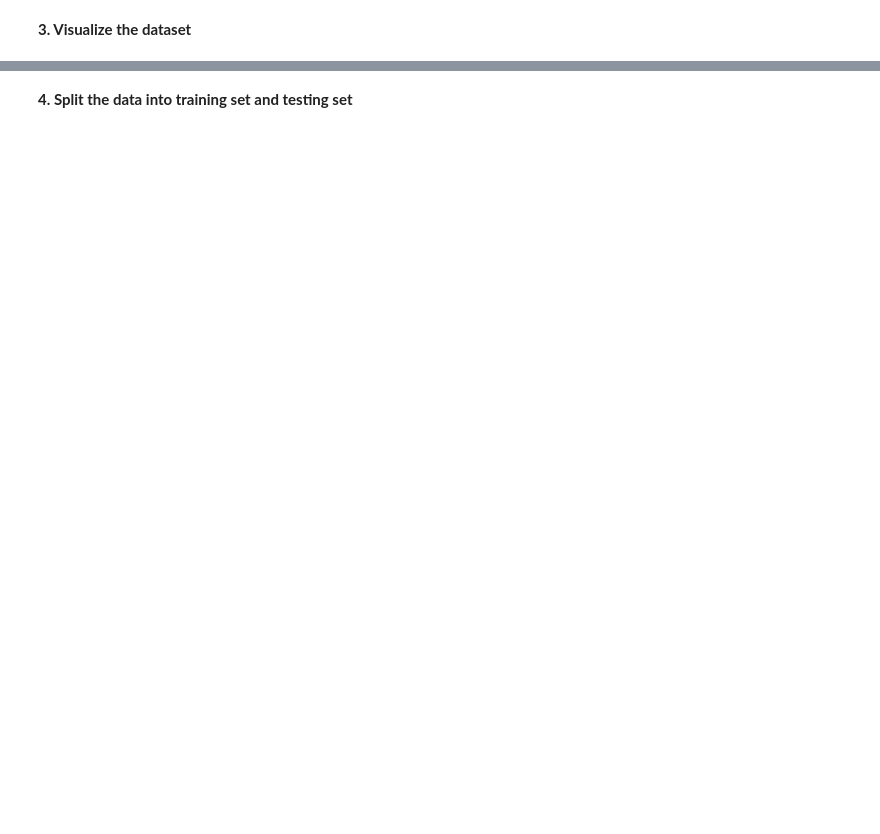
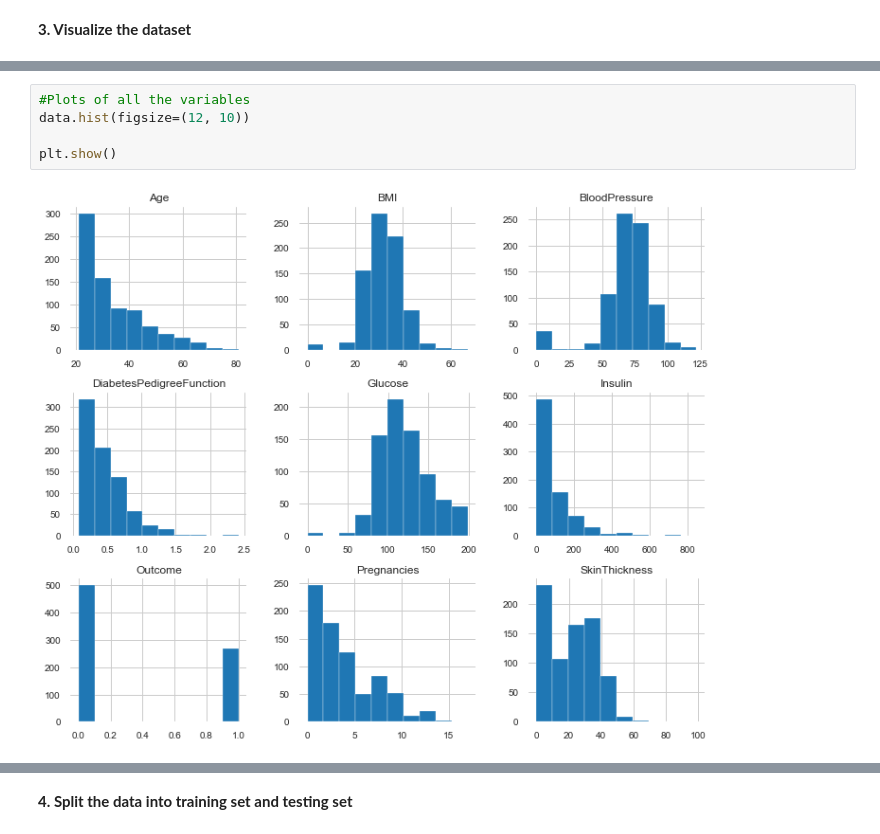
Before and after one commit to PrabhaKannan/ML_diabetes_prediction_Q2, a Jupyter notebook: diabetes_prediction.ipynb, the cells around one changed output, grey strips where cells are left out. Cells and saved outputs as stored; diff of their text form; blank space fills up the shorter version.

```diff
--- a/diabetes_prediction.ipynb
+++ b/diabetes_prediction.ipynb
@@ -42,0 +76,7 @@ Name: Outcome, dtype: int64
+# %%
+#Plots of all the variables
+data.hist(figsize=(12, 10))
+
+plt.show()
+# %% [output]
+[figure, added]
```
Also changed, not shown: parts of 16 cells of this notebook.
